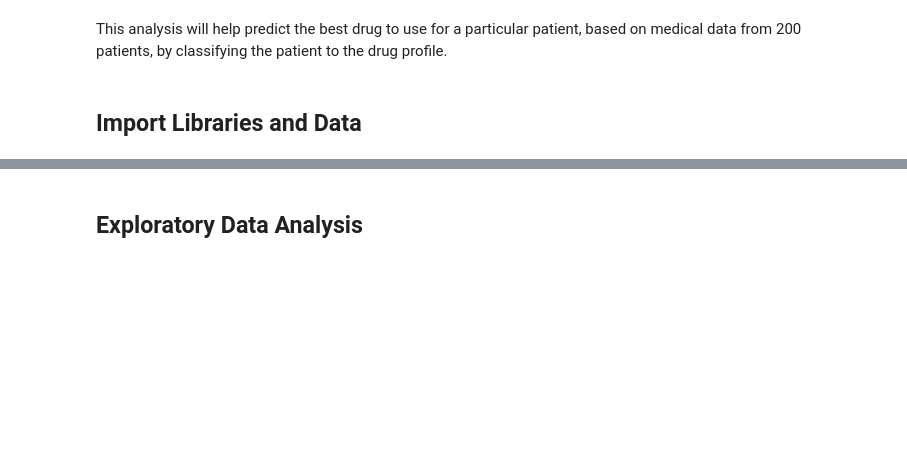
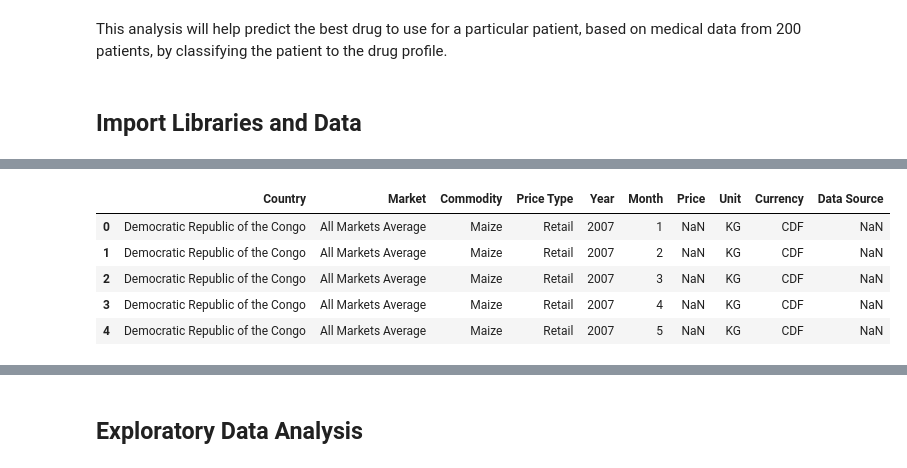
Before and after one commit to andydaehn/Global_Food_Prices, a Jupyter notebook: World_Food_Prices.ipynb, the cells around one changed output, grey strips where cells are left out. Drawn from its saved outputs; the diff is of its cells as text; code cells hidden in the pictures; blank space fills up the shorter version.

```diff
--- a/World_Food_Prices.ipynb
+++ b/World_Food_Prices.ipynb
@@ -29,0 +86,9 @@ explore_df = pd.read_csv('drug200.csv')
+# %%
+congo_df.head()
+# %% [output]
+|  | Country | Market | Commodity | Price Type | Year | Month | Price | Unit | Currency | Data Source |
+| 0 | Democratic Republic of the Congo | All Markets Average | Maize | Retail | 2007 | 1 | NaN | KG | CDF | NaN |
+| 1 | Democratic Republic of the Congo | All Markets Average | Maize | Retail | 2007 | 2 | NaN | KG | CDF | NaN |
+| 2 | Democratic Republic of the Congo | All Markets Average | Maize | Retail | 2007 | 3 | NaN | KG | CDF | NaN |
+| 3 | Democratic Republic of the Congo | All Markets Average | Maize | Retail | 2007 | 4 | NaN | KG | CDF | NaN |
+| 4 | Democratic Republic of the Congo | All Markets Average | Maize | Retail | 2007 | 5 | NaN | KG | CDF | NaN |
```
Also changed, not shown: parts of 22 cells of this notebook.
